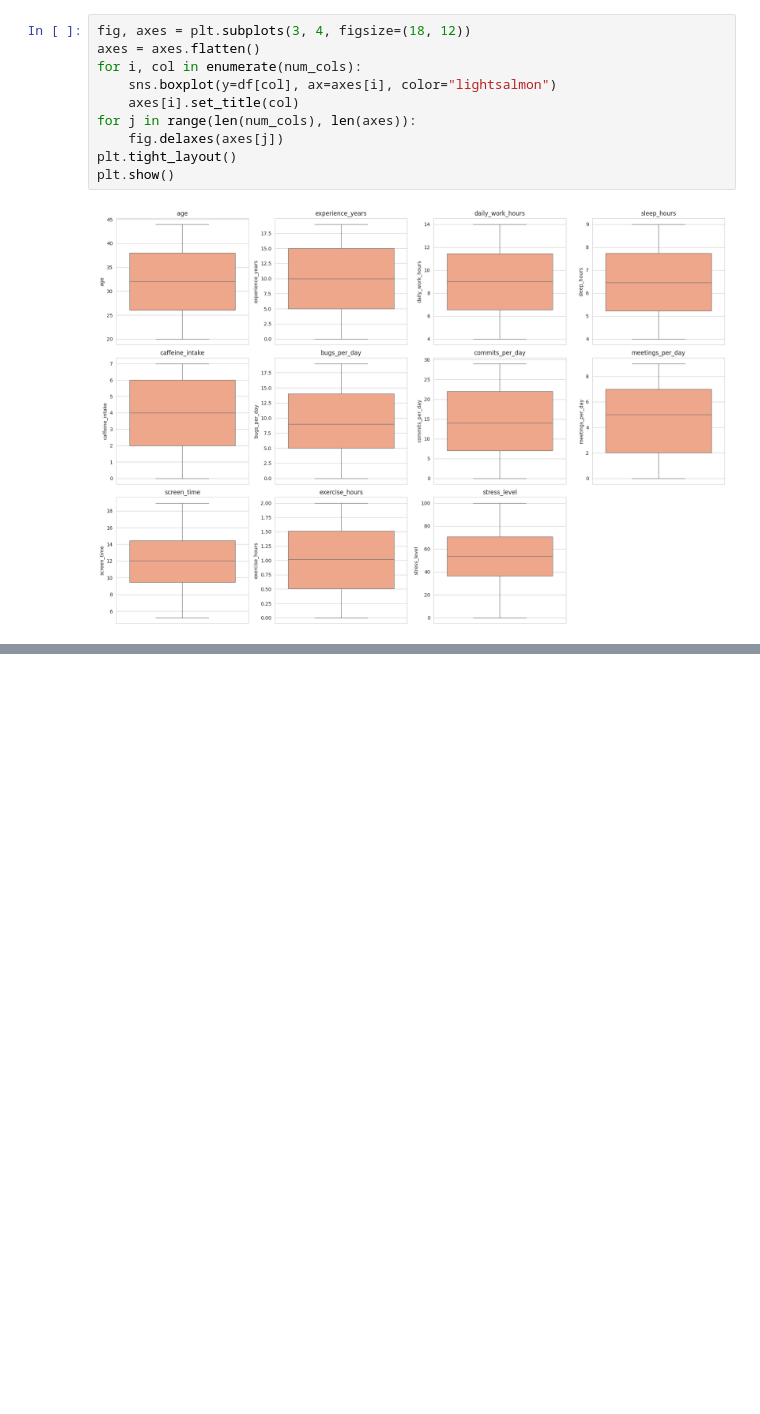
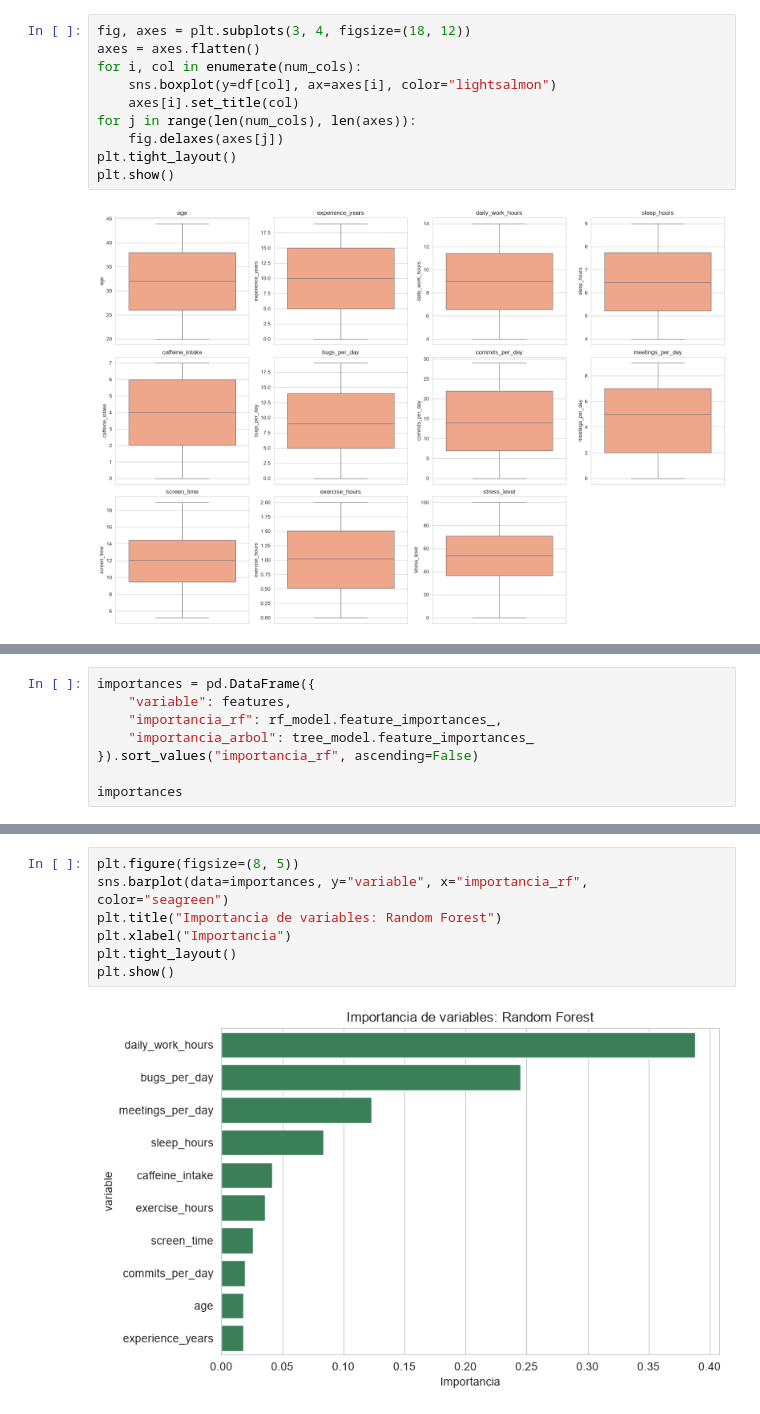
Before and after one commit to ISPC-ProCoders-2026/devAi, a Jupyter notebook: burnout_analysis.ipynb, the cells around one changed output, grey strips where cells are left out. Saved outputs shown, nothing was run; the diff lists cells and outputs as text; blank space fills up the shorter version.

```diff
--- a/burnout_analysis.ipynb
+++ b/burnout_analysis.ipynb
@@ -672,0 +637,8 @@ final_table
+# %%
+importances = pd.DataFrame({
+    "variable": features,
+    "importancia_rf": rf_model.feature_importances_,
+    "importancia_arbol": tree_model.feature_importances_
+}).sort_values("importancia_rf", ascending=False)
+
+importances
@@ -672,0 +657,9 @@ final_table
+# %%
+plt.figure(figsize=(8, 5))
+sns.barplot(data=importances, y="variable", x="importancia_rf", color="seagreen")
+plt.title("Importancia de variables: Random Forest")
+plt.xlabel("Importancia")
+plt.tight_layout()
+plt.show()
+# %% [output]
+[figure, added]
```
Also changed, not shown: parts of 136 cells of this notebook.
